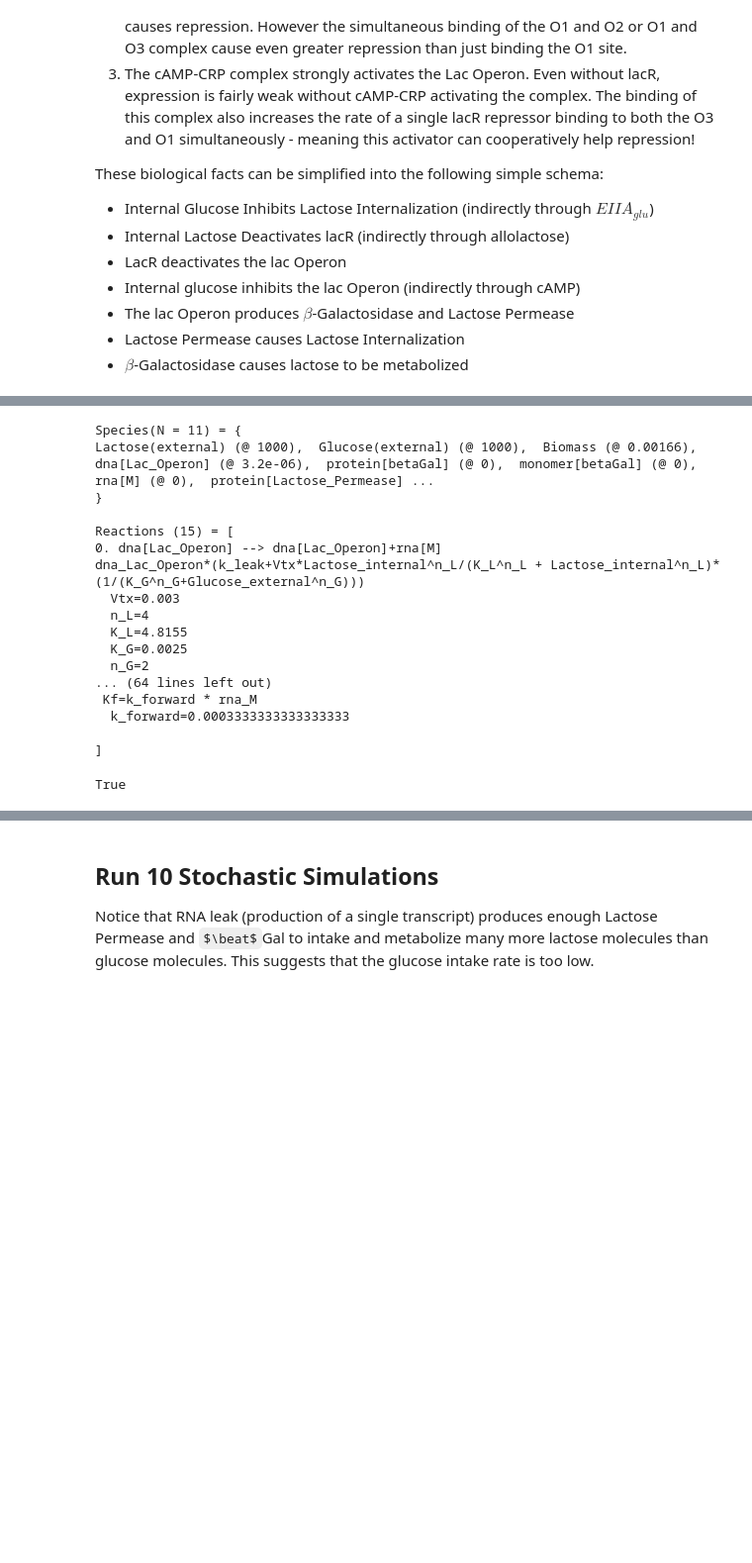
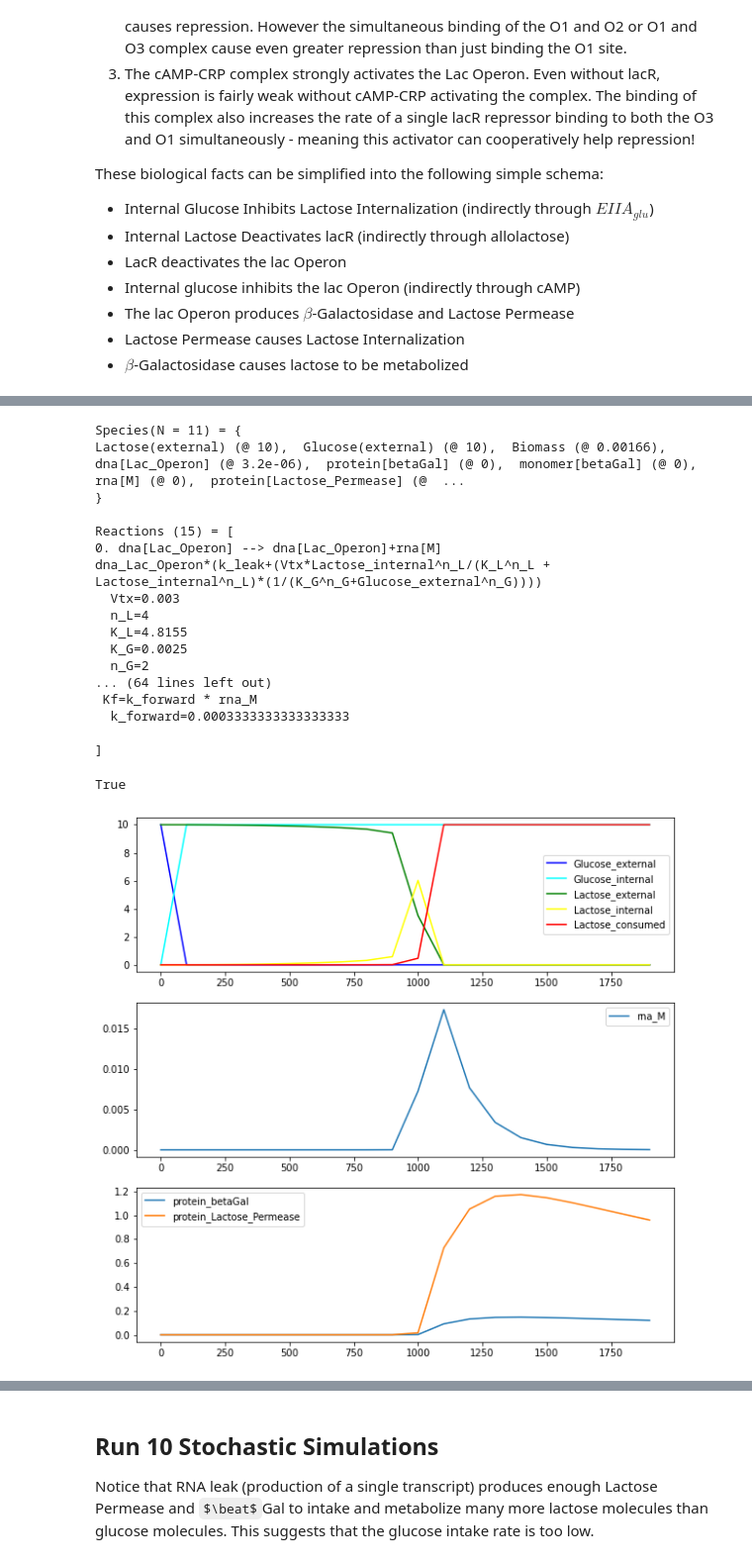
Before and after one commit to vivarium-collective/vivarium-notebooks, a Jupyter notebook: Lac Operon Model/Lac Operon CRN.ipynb, the cells around one changed output, grey strips where cells are left out. Shown at 99% size. Drawn from its saved outputs; the diff is of its cells as text; code cells hidden in the pictures; some formulas as TeX source; blank space fills up the shorter version.

```diff
--- a/Lac Operon Model/Lac Operon CRN.ipynb
+++ b/Lac Operon Model/Lac Operon CRN.ipynb
@@ -152,23 +154,22 @@ species = [M, Bmon, B, L_out, L_in, G_out, G_in, lacP, OLac, BioMass]
 #Units are mM
 lacP0 = 0
 Olac0 = 3.2*10**-6 #(mM) ~= 2 copies of Lac Operon per cell, variable D in Santillan 2007
-L_out0 = 1000 #in mM
-G_out0 = 1000 #in mM
+L_out0 = 10 #in mM
+G_out0 = 10 #in mM
 biomass_param = 1.66 * 10**-3 #in units of mM femtogram species
 initial_concentration_det = {lacP:lacP0, BioMass:biomass_param, OLac:Olac0, L_out: L_out0, G_out:G_out0}
 
-
-CRN_det = ChemicalReactionNetwork(species, reactions + reactions_dil, initial_concentration_dict = initial_concentration_det)
+CRN_det = ChemicalReactionNetwork(species, reactions_det, initial_concentration_dict = initial_concentration_det)
 print(CRN_det.pretty_print())
 CRN_det.write_sbml_file("LacOperon_deterministic.xml")
 # %% [output]
 Species(N = 11) = {
-Lactose(external) (@ 1000),  Glucose(external) (@ 1000),  Biomass (@ 0.00166),  dna[Lac_Operon] (@ 3.2e-06),  protein[betaGal] (@ 0),  monomer[betaGal] (@ 0),  rna[M] (@ 0),  protein[Lactose_Permease] ...
+Lactose(external) (@ 10),  Glucose(external) (@ 10),  Biomass (@ 0.00166),  dna[Lac_Operon] (@ 3.2e-06),  protein[betaGal] (@ 0),  monomer[betaGal] (@ 0),  rna[M] (@ 0),  protein[Lactose_Permease] (@  ...
 }
 
 Reactions (15) = [
 0. dna[Lac_Operon] --> dna[Lac_Operon]+rna[M]
-dna_Lac_Operon*(k_leak+Vtx*Lactose_internal^n_L/(K_L^n_L + Lactose_internal^n_L)*(1/(K_G^n_G+Glucose_external^n_G)))
+dna_Lac_Operon*(k_leak+(Vtx*Lactose_internal^n_L/(K_L^n_L + Lactose_internal^n_L)*(1/(K_G^n_G+Glucose_external^n_G))))
   Vtx=0.003
   n_L=4
   K_L=4.8155
@@ -180,3 +181,34 @@ dna_Lac_Operon*(k_leak+Vtx*Lactose_internal^n_L/(K_L^n_L + Lactose_internal^n_L)
 
 ]
 True
+# %%
+%matplotlib inline
+timepoints = np.arange(0, 2000, 100)
+
+#Initial condition requires a small amount of LacP
+#x0 = {str(OLac):1, str(L_out):1000, str(G_out):2000, str(lacP):.01}
+
+R = CRN_det.simulate_with_bioscrape_via_sbml(timepoints)
+
+plt.figure(figsize = (10, 10))
+plt.subplot(311)
+plt.plot(timepoints, R[str(G_out)], label = str(G_out), color = "blue")
+plt.plot(timepoints, R[str(G_in)], label = str(G_in), color = "cyan")
+#plt.plot(timepoints, R[str(G_consumed)], label = str(G_consumed))
+plt.plot(timepoints, R[str(L_out)], label = str(L_out), color = "green")
+plt.plot(timepoints, R[str(L_in)], label = str(L_in), color = "yellow")
+plt.plot(timepoints, R[str(L_consumed)], label = str(L_consumed), color = "red")
+plt.legend()
+
+plt.subplot(312)
+plt.plot(timepoints, R[str(M)], label = str(M))
+plt.legend()
+
+plt.subplot(313)
+plt.plot(timepoints, R[str(B)], label = str(B))
+plt.plot(timepoints, R[str(lacP)], label = str(lacP))
+plt.legend()
+
+plt.show()
+# %% [output]
+[figure, added]
```
Also changed, not shown: parts of 11 cells of this notebook, 4 other files.
